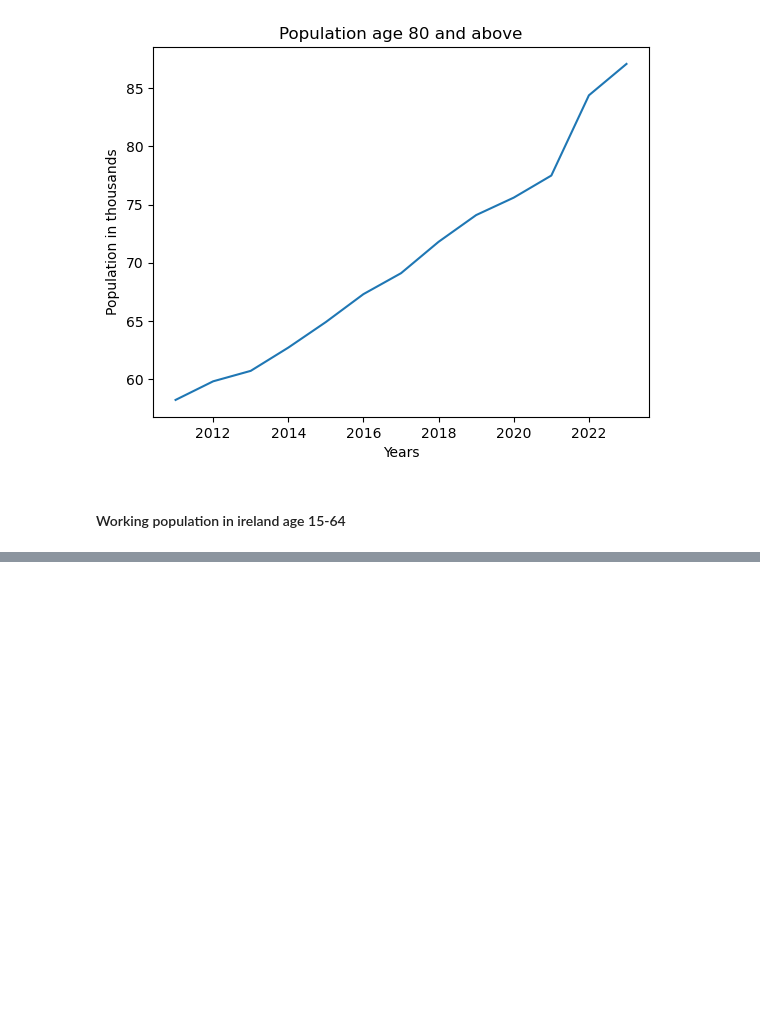
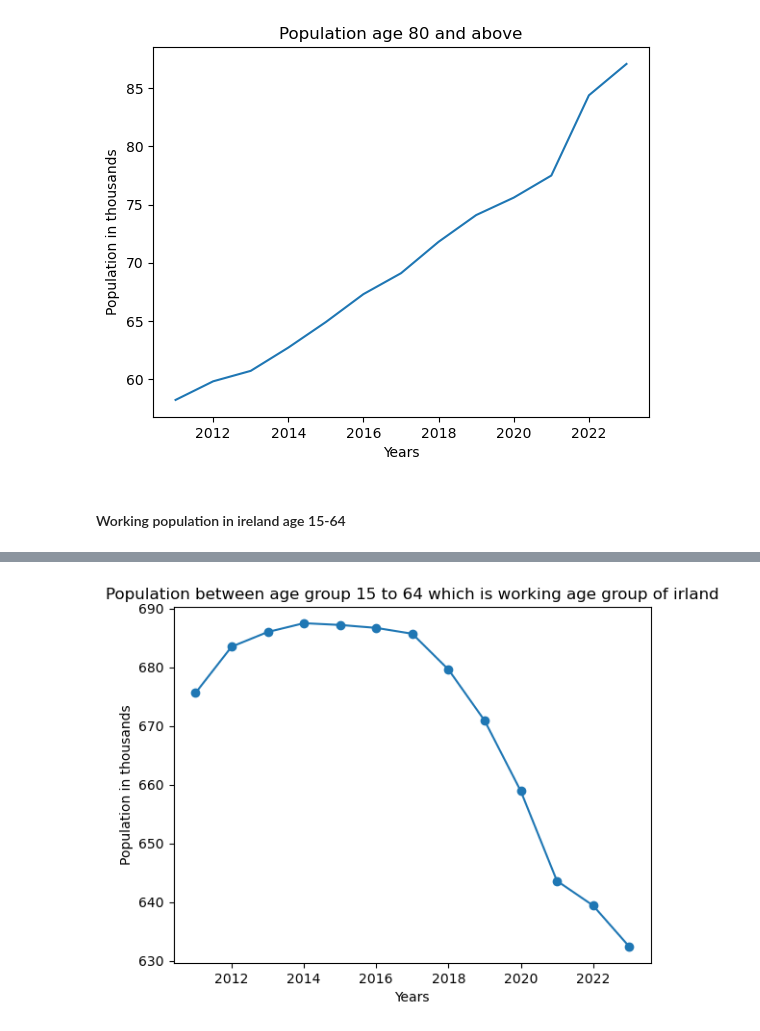
Before and after one commit to shyamghan17/Assignments, a Jupyter notebook: CA1 | Analytics on Population of Ireland.ipynb, the cells around one changed output, grey strips where cells are left out. Drawn from its saved outputs; the diff is of its cells as text; code cells hidden in the pictures; blank space fills up the shorter version.

Commit message:
done child working and ealder age

```diff
--- a/CA1 | Analytics on Population of Ireland.ipynb
+++ b/CA1 | Analytics on Population of Ireland.ipynb
@@ -521,0 +529,16 @@ for age in range(len(unique_age)):
+# %%
+#childrean age group
+
+age_group_child= age_group_only[0:2]
+filt = population_dataframe['age_group'].isin(age_group_child)
+child_pop = population_dataframe.loc[filt].reset_index(drop=True)
+child_pop = child_pop.loc[(child_pop['sex'] == 'Both sexes') & (child_pop['region'] == 'State')]
+child_pop = child_pop.groupby('year').sum().reset_index()
+# %%
+plt.plot(child_pop['year'], child_pop['value'], marker='o')
+plt.title("Population between age group 15 to 64 which is working age group of irland")
+plt.ylabel("Population in thousands")
+plt.xlabel("Years")
+plt.show()
+# %% [output]
+[figure, added]
```
Also changed, not shown: parts of 12 cells of this notebook.
